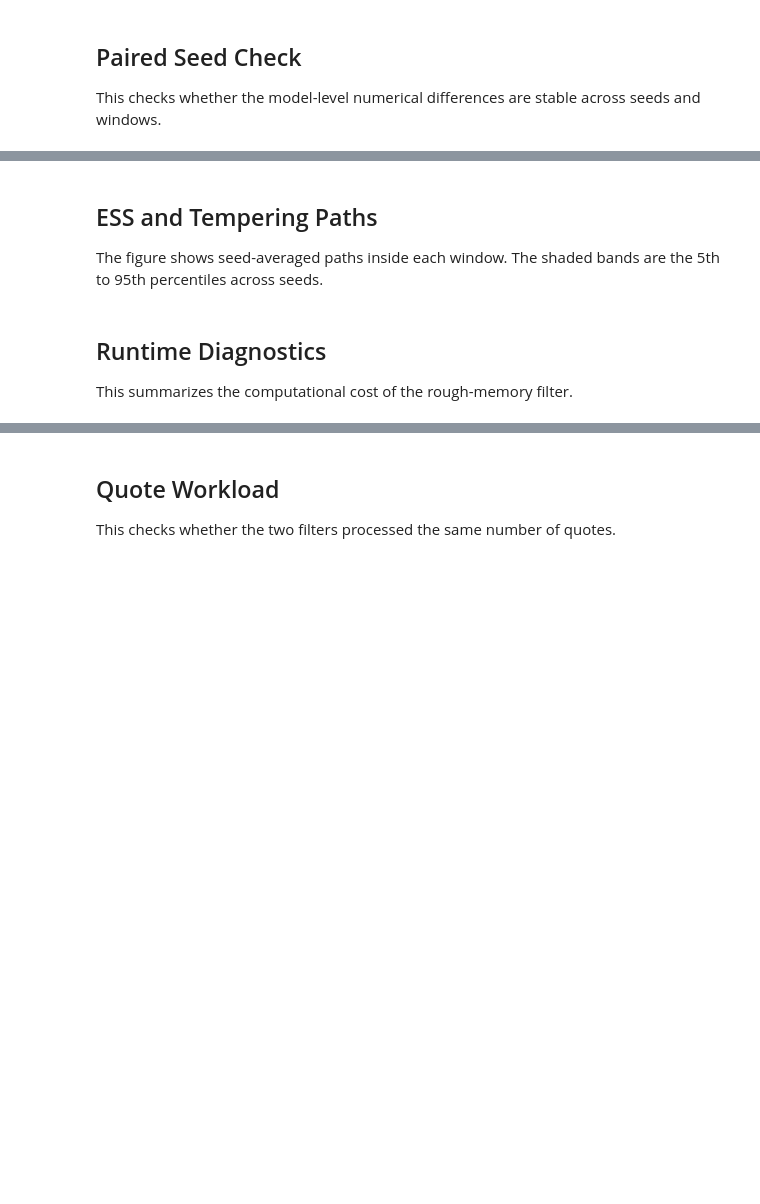
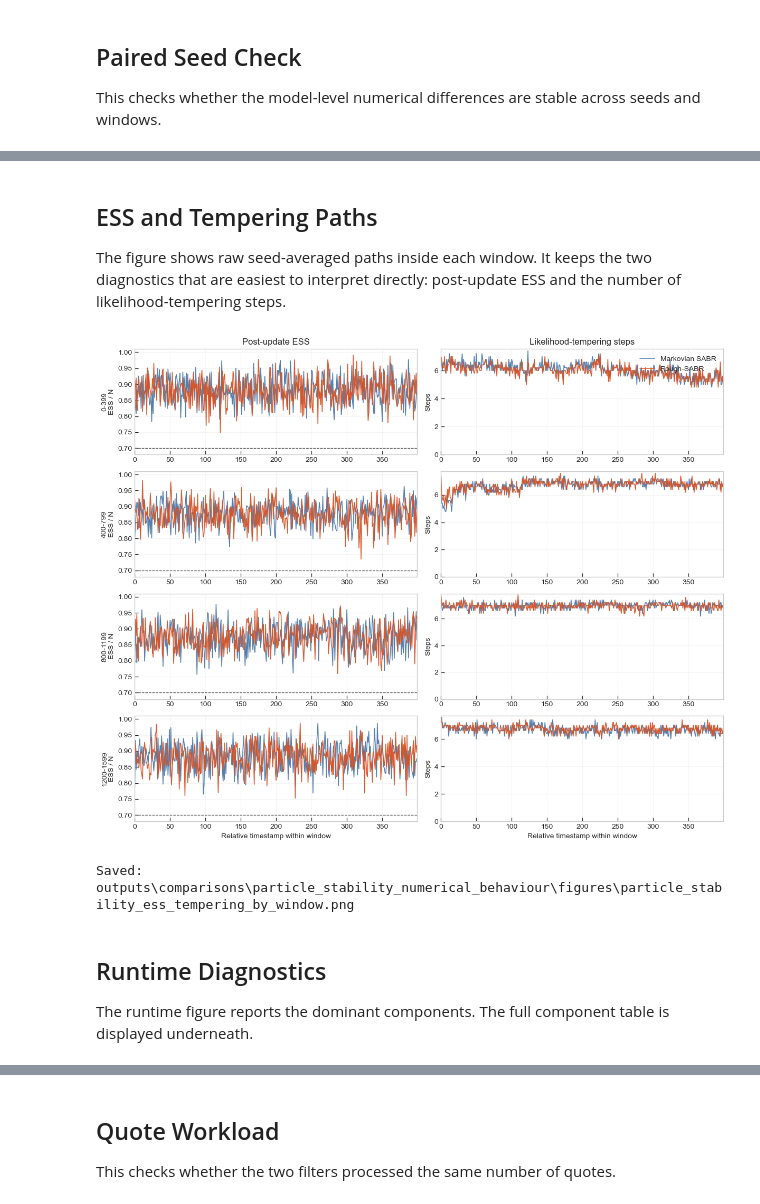
Before and after one commit to MarianaMarquesdeAlmeida/Memory-Augmented-Rough-SABR-MARS-Filter, a Jupyter notebook: notebooks/particle_stability_numerical_behaviour.ipynb, the cells around one changed output, grey strips where cells are left out. Saved outputs shown, nothing was run; the diff lists cells and outputs as text; code cells hidden in the pictures; blank space fills up the shorter version.

```diff
--- a/notebooks/particle_stability_numerical_behaviour.ipynb
+++ b/notebooks/particle_stability_numerical_behaviour.ipynb
@@ -454,7 +515,7 @@ display(paired_seed_window.drop(columns="window_key").round(3))
 # %% [markdown]
 ## ESS and Tempering Paths
 
-The figure shows seed-averaged paths inside each window. The shaded bands are the 5th to 95th percentiles across seeds.
+The figure shows raw seed-averaged paths inside each window. It keeps the two diagnostics that are easiest to interpret directly: post-update ESS and the number of likelihood-tempering steps.
 # %%
 timestamp_diag = (
     ess_all.groupby(["window_key", "window", "model", "relative_t_index"], observed=True)
@@ -462,79 +523,73 @@ timestamp_diag = (
         mean_ess_frac=("ess_frac", "mean"),
         q05_ess_frac=("ess_frac", lambda x: x.quantile(0.05)),
         q95_ess_frac=("ess_frac", lambda x: x.quantile(0.95)),
-        mean_min_tempered_ess_frac=("min_tempered_ess_frac", "mean"),
-        q05_min_tempered_ess_frac=("min_tempered_ess_frac", lambda x: x.quantile(0.05)),
-        q95_min_tempered_ess_frac=("min_tempered_ess_frac", lambda x: x.quantile(0.95)),
+        mean_tempering_resamples=("n_tempering_resamples", "mean"),
+        q05_tempering_resamples=("n_tempering_resamples", lambda x: x.quantile(0.05)),
+        q95_tempering_resamples=("n_tempering_resamples", lambda x: x.quantile(0.95)),
         mean_tempering_steps=("n_tempering_steps", "mean"),
         q05_tempering_steps=("n_tempering_steps", lambda x: x.quantile(0.05)),
         q95_tempering_steps=("n_tempering_steps", lambda x: x.quantile(0.95)),
     )
     .reset_index()
     .sort_values(["window_key", "model", "relative_t_index"])
 )
 timestamp_diag.to_csv(TABLE_DIR / "particle_stability_timestamp_ess_tempering_summary.csv", index=False)
 
-fig, axes = plt.subplots(len(WINDOW_ORDER), 3, figsize=(15, 2.45 * len(WINDOW_ORDER)), sharex="row")
+fig, axes = plt.subplots(len(WINDOW_ORDER), 2, figsize=(12, 2.45 * len(WINDOW_ORDER)), sharex="row")
+
+plot_columns = [
+    ("mean_ess_frac", "Post-update ESS", "ESS / N"),
+    ("mean_tempering_steps", "Likelihood-tempering steps", "Steps"),
+]
 
 for row, window_key in enumerate(WINDOW_ORDER):
     for model in MODEL_ORDER:
         h = timestamp_diag[(timestamp_diag["window_key"] == window_key) & (timestamp_diag["model"] == model)]
         if h.empty:
             continue
         x = h["relative_t_index"].to_numpy(dtype=float)
         color = MODEL_COLORS[model]
 
-        axes[row, 0].plot(x, h["mean_ess_frac"], color=color, linewidth=1.5, label=model)
-        axes[row, 0].fill_between(x, h["q05_ess_frac"], h["q95_ess_frac"], color=color, alpha=0.14, linewidth=0)
-
-        axes[row, 1].plot(x, h["mean_min_tempered_ess_frac"], color=color, linewidth=1.5, label=model)
-        axes[row, 1].fill_between(
-            x,
-            h["q05_min_tempered_ess_frac"],
-            h["q95_min_tempered_ess_frac"],
-            color=color,
-            alpha=0.14,
-            linewidth=0,
-        )
-
-        axes[row, 2].plot(x, h["mean_tempering_steps"], color=color, linewidth=1.5, label=model)
-        axes[row, 2].fill_between(
-            x,
-            h["q05_tempering_steps"],
-            h["q95_tempering_steps"],
-            color=color,
-            alpha=0.10,
-            linewidth=0,
-        )
+        for col, (metric, _, _) in enumerate(plot_columns):
+            axes[row, col].plot(
+                x,
+                h[metric],
+                color=color,
+                linewidth=1.15,
+                alpha=0.95,
+                label=model,
+            )
 
     axes[row, 0].axhline(0.70, color="0.25", linestyle="--", linewidth=0.9)
-    axes[row, 1].axhline(0.70, color="0.25", linestyle="--", linewidth=0.9)
+    axes[row, 0].set_ylim(0.68, 1.01)
+    axes[row, 1].set_ylim(bottom=0)
     axes[row, 0].set_ylabel(f"{WINDOW_LABELS[window_key]}\nESS / N")
-    axes[row, 1].set_ylabel("Min temp.\nESS / N")
-    axes[row, 2].set_ylabel("Steps")
+    axes[row, 1].set_ylabel("Steps")
 
-    for col in range(3):
-        axes[row, col].grid(alpha=0.22)
+    for col in range(2):
+        axes[row, col].grid(alpha=0.18)
         axes[row, col].tick_params(axis="both", which="major", direction="in", labelsize=10, length=5, width=0.9)
         axes[row, col].set_xlim(0, 399)
 
-axes[0, 0].set_title("Post-update ESS")
-axes[0, 1].set_title("Minimum tempered ESS")
-axes[0, 2].set_title("Likelihood-tempering steps")
-axes[0, 2].legend(loc="upper right", frameon=False)
+for col, (_, title, _) in enumerate(plot_columns):
+    axes[0, col].set_title(title)
+axes[0, 1].legend(loc="upper right", frameon=False)
 
-for col in range(3):
+for col in range(2):
     axes[-1, col].set_xlabel("Relative timestamp within window")
 
 fig.tight_layout()
 path = FIGURE_DIR / "particle_stability_ess_tempering_by_window.png"
 fig.savefig(path, bbox_inches="tight", dpi=220)
 plt.show()
 print("Saved:", project_relative(path))
+# %% [output]
+[figure, added]
+Saved: outputs\comparisons\particle_stability_numerical_behaviour\figures\particle_stability_ess_tempering_by_window.png
 # %% [markdown]
 ## Runtime Diagnostics
 
-This summarizes the computational cost of the rough-memory filter.
+The runtime figure reports the dominant components. The full component table is displayed underneath.
 # %%
 runtime_components = [
     "predict_seconds",
```
Also changed, not shown: parts of 8 cells of this notebook, 9 other files.
